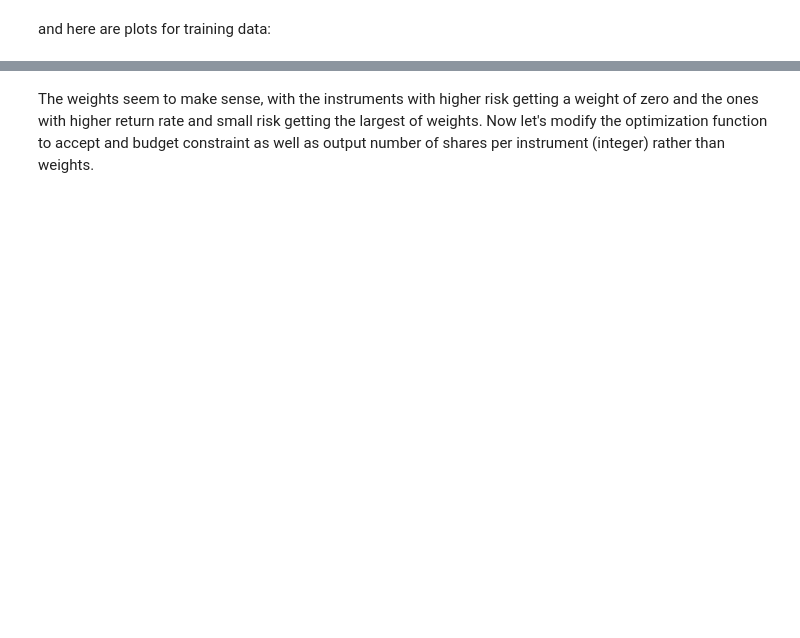
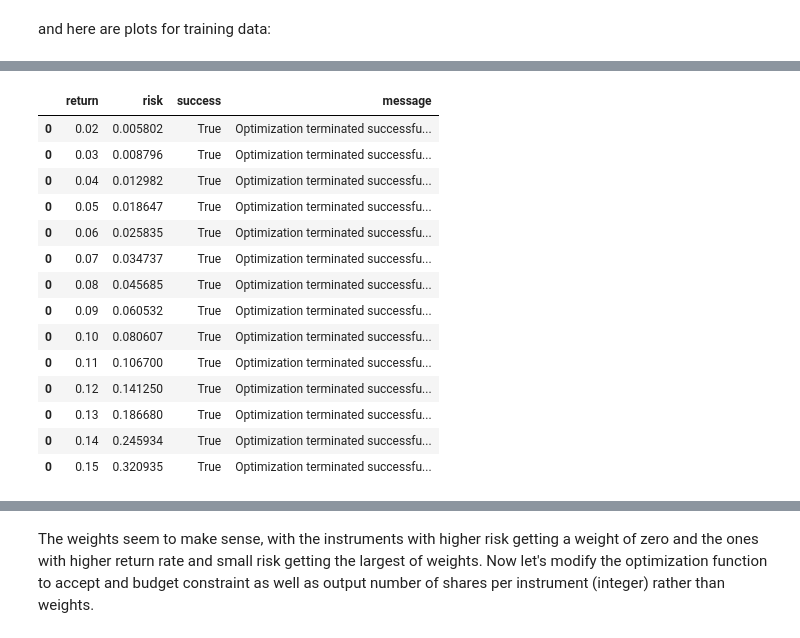
Before and after one commit to armenabnousi/smartr, a Jupyter notebook: smartr.ipynb, the cells around one changed output, grey strips where cells are left out. Saved outputs shown, nothing was run; the diff lists cells and outputs as text; code cells hidden in the pictures; blank space fills up the shorter version.

```diff
--- a/smartr.ipynb
+++ b/smartr.ipynb
@@ -257,11 +406,12 @@ def get_portfolio_return(weights, rat_risks):
 # %%
 def optimize_weights(rat_risks, target_return=0.1):
     instruments_count = rat_risks.shape[0]
-    init_guess = np.ones(instruments_count) * (1.0 / instruments_count)
+    init_guess = np.zeros(instruments_count) * (1.0 / instruments_count)
+    #print(init_guess)
     bounds = ((0.0, 1.0),) * instruments_count
     weights = minimize(get_portfolio_risk, init_guess,
                        args=(rat_risks, covariances), method='SLSQP',
-                       options={'disp': False},
+                       options={'disp': True, 'maxiter' : 100},
                        constraints=({'type': 'eq', 'fun': lambda inputs: 1.0 - np.sum(inputs)},
                                     {'type': 'eq', 'args': (rat_risks,),
                                      'fun': lambda inputs, rat_risks:
@@ -269,5 +419,5 @@ def optimize_weights(rat_risks, target_return=0.1):
                                                                           rat_risks=rat_risks)}
                                    ),
                        bounds=bounds)
-    return weights.x, weights.success, weights.status
+    return weights.x, weights.success, weights.status, weights.message
 # %%
@@ -279,0 +467,18 @@ weights
+# %%
+results
+# %% [output]
+|  | return | risk | success | message |
+| 0 | 0.02 | 0.005802 | True | Optimization terminated successfu... |
+| 0 | 0.03 | 0.008796 | True | Optimization terminated successfu... |
+| 0 | 0.04 | 0.012982 | True | Optimization terminated successfu... |
+| 0 | 0.05 | 0.018647 | True | Optimization terminated successfu... |
+| 0 | 0.06 | 0.025835 | True | Optimization terminated successfu... |
+| 0 | 0.07 | 0.034737 | True | Optimization terminated successfu... |
+| 0 | 0.08 | 0.045685 | True | Optimization terminated successfu... |
+| 0 | 0.09 | 0.060532 | True | Optimization terminated successfu... |
+| 0 | 0.10 | 0.080607 | True | Optimization terminated successfu... |
+| 0 | 0.11 | 0.106700 | True | Optimization terminated successfu... |
+| 0 | 0.12 | 0.141250 | True | Optimization terminated successfu... |
+| 0 | 0.13 | 0.186680 | True | Optimization terminated successfu... |
+| 0 | 0.14 | 0.245934 | True | Optimization terminated successfu... |
+| 0 | 0.15 | 0.320935 | True | Optimization terminated successfu... |
```
Also changed, not shown: parts of 65 cells of this notebook, 1 other file.
